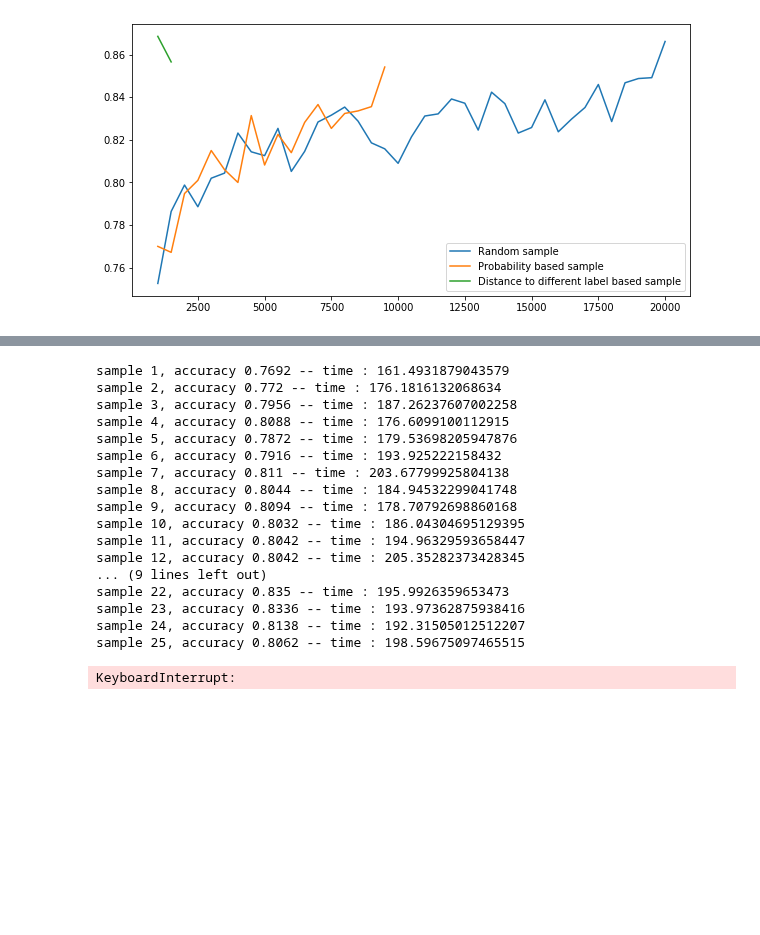
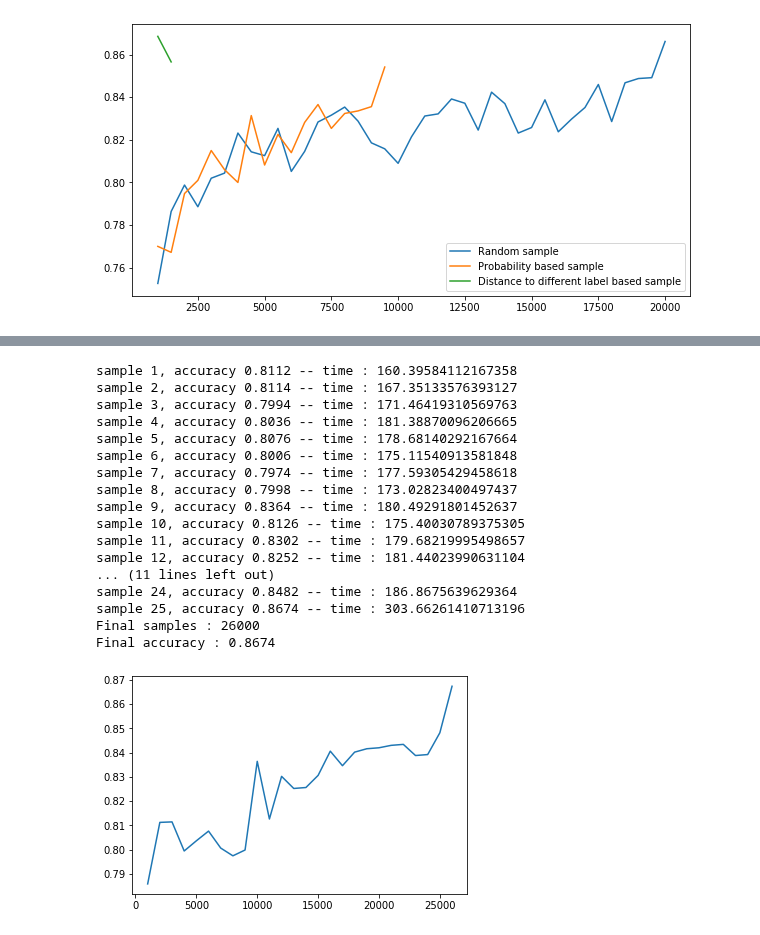
Before and after one commit to max-miller/ds_ground_up, a Jupyter notebook: active_learning/active_learning.ipynb, the cells around one changed output, grey strips where cells are left out. Saved outputs shown, nothing was run; the diff lists cells and outputs as text; code cells hidden in the pictures; blank space fills up the shorter version.

```diff
--- a/active_learning/active_learning.ipynb
+++ b/active_learning/active_learning.ipynb
@@ -681,22 +688,22 @@ X, y = fashion_data()
 # %%
 X, y = fashion_data()
-mlp_active_dist_to_boundary(X,y,1000,500,5000,(300,300),.85)
+dist_n, dist_acc = mlp_active_dist_to_boundary(X,y,1000,1000,5000,(300,300),.85)
 # %% [output]
-sample 1, accuracy 0.7692 -- time : 161.4931879043579
-sample 2, accuracy 0.772 -- time : 176.1816132068634
-sample 3, accuracy 0.7956 -- time : 187.26237607002258
-sample 4, accuracy 0.8088 -- time : 176.6099100112915
-sample 5, accuracy 0.7872 -- time : 179.53698205947876
-sample 6, accuracy 0.7916 -- time : 193.925222158432
-sample 7, accuracy 0.811 -- time : 203.67799925804138
-sample 8, accuracy 0.8044 -- time : 184.94532299041748
-sample 9, accuracy 0.8094 -- time : 178.70792698860168
-sample 10, accuracy 0.8032 -- time : 186.04304695129395
-sample 11, accuracy 0.8042 -- time : 194.96329593658447
-sample 12, accuracy 0.8042 -- time : 205.35282373428345
-... (9 lines left out)
-sample 22, accuracy 0.835 -- time : 195.9926359653473
-sample 23, accuracy 0.8336 -- time : 193.97362875938416
-sample 24, accuracy 0.8138 -- time : 192.31505012512207
-sample 25, accuracy 0.8062 -- time : 198.59675097465515
+sample 1, accuracy 0.8112 -- time : 160.39584112167358
+sample 2, accuracy 0.8114 -- time : 167.35133576393127
+sample 3, accuracy 0.7994 -- time : 171.46419310569763
+sample 4, accuracy 0.8036 -- time : 181.38870096206665
+sample 5, accuracy 0.8076 -- time : 178.68140292167664
+sample 6, accuracy 0.8006 -- time : 175.11540913581848
+sample 7, accuracy 0.7974 -- time : 177.59305429458618
+sample 8, accuracy 0.7998 -- time : 173.02823400497437
+sample 9, accuracy 0.8364 -- time : 180.49291801452637
+sample 10, accuracy 0.8126 -- time : 175.40030789375305
+sample 11, accuracy 0.8302 -- time : 179.68219995498657
+sample 12, accuracy 0.8252 -- time : 181.44023990631104
+... (11 lines left out)
+sample 24, accuracy 0.8482 -- time : 186.8675639629364
+sample 25, accuracy 0.8674 -- time : 303.66261410713196
+Final samples : 26000
+Final accuracy : 0.8674
-KeyboardInterrupt:
+[figure, added]
```
Also changed, not shown: parts of 4 cells of this notebook.
